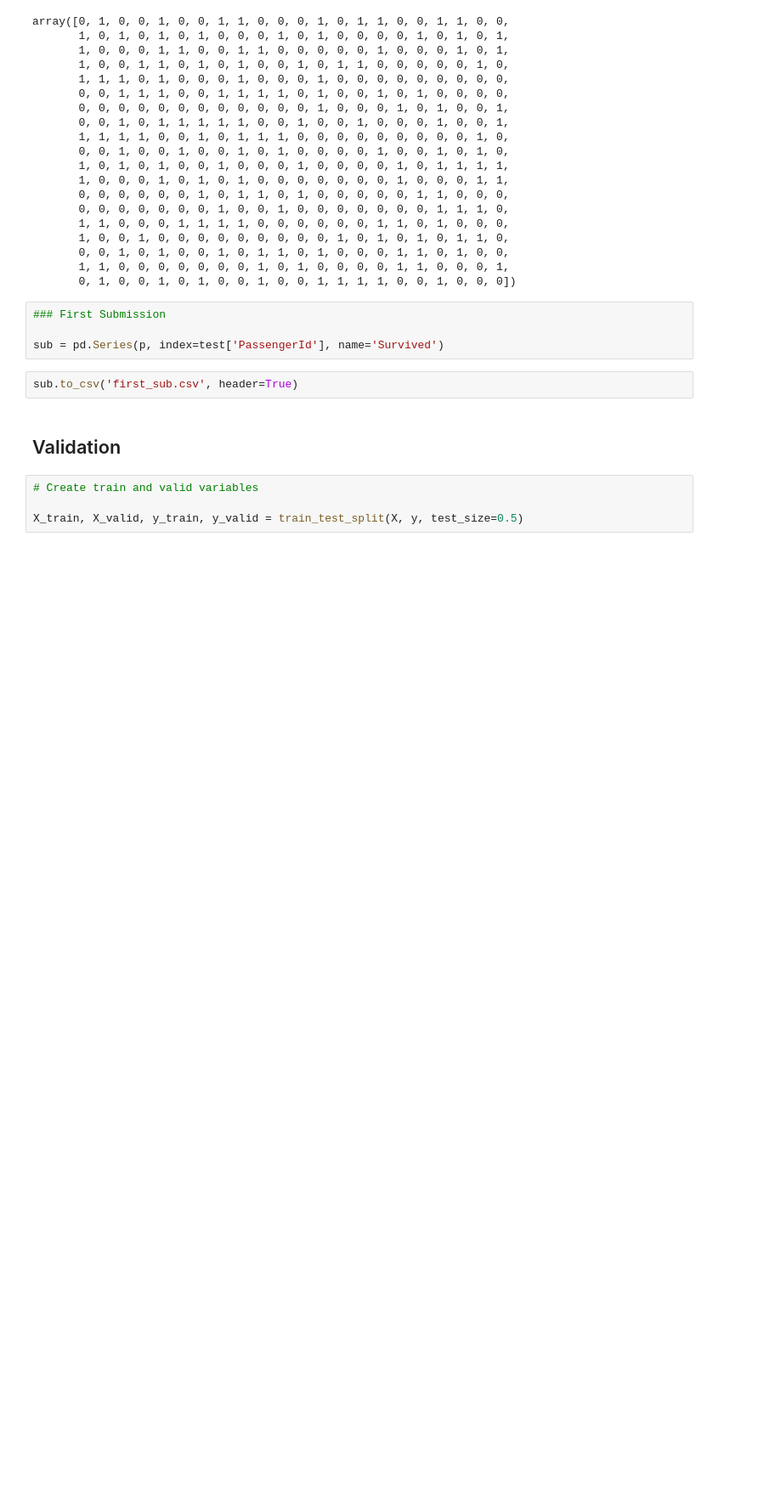
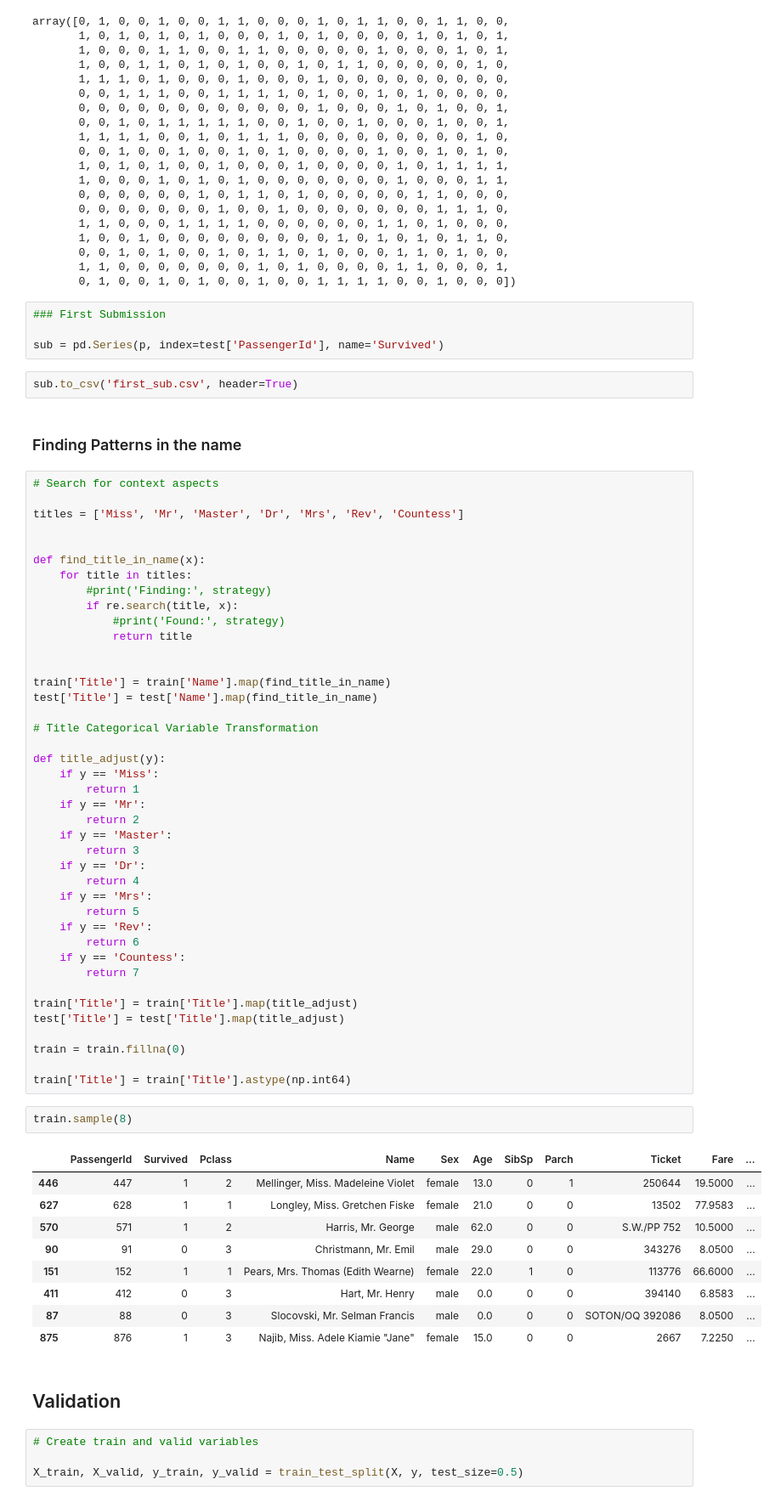
Before and after one commit to eduardopd/kaggle-titanic, a Jupyter notebook: kaggle-titanic.ipynb, the cells around one changed output. Shown: that part at 85% size. Cells and saved outputs as stored; diff of their text form; blank space fills up the shorter version.

Commit message:
feat: passenger title
New feature, passenger title extracted from passenger name.

```diff
--- a/kaggle-titanic.ipynb
+++ b/kaggle-titanic.ipynb
@@ -78,6 +81,61 @@ array([0, 1, 0, 0, 1, 0, 0, 1, 1, 0, 0, 0, 1, 0, 1, 1, 0, 0, 1, 1, 0, 0,
 sub = pd.Series(p, index=test['PassengerId'], name='Survived')
 # %%
 sub.to_csv('first_sub.csv', header=True)
+# %% [markdown]
+### Finding Patterns in the name
+# %%
+# Search for context aspects
+
+titles = ['Miss', 'Mr', 'Master', 'Dr', 'Mrs', 'Rev', 'Countess']
+
+
+def find_title_in_name(x):
+    for title in titles:
+        #print('Finding:', strategy)
+        if re.search(title, x):
+            #print('Found:', strategy)
+            return title
+
+
+train['Title'] = train['Name'].map(find_title_in_name)
+test['Title'] = test['Name'].map(find_title_in_name)
+
+# Title Categorical Variable Transformation
+
+def title_adjust(y):
+    if y == 'Miss':
+        return 1
+    if y == 'Mr':
+        return 2
+    if y == 'Master':
+        return 3
+    if y == 'Dr':
+        return 4
+    if y == 'Mrs':
+        return 5
+    if y == 'Rev':
+        return 6
+    if y == 'Countess':
+        return 7
+
+train['Title'] = train['Title'].map(title_adjust)
+test['Title'] = test['Title'].map(title_adjust)
+
+train = train.fillna(0)
+
+train['Title'] = train['Title'].astype(np.int64)
+# %%
+train.sample(8)
+# %% [output]
+|  | PassengerId | Survived | Pclass | Name | Sex | Age | SibSp | Parch | Ticket | Fare | ... |
+| 446 | 447 | 1 | 2 | Mellinger, Miss. Madeleine Violet | female | 13.0 | 0 | 1 | 250644 | 19.5000 | ... |
+| 627 | 628 | 1 | 1 | Longley, Miss. Gretchen Fiske | female | 21.0 | 0 | 0 | 13502 | 77.9583 | ... |
+| 570 | 571 | 1 | 2 | Harris, Mr. George | male | 62.0 | 0 | 0 | S.W./PP 752 | 10.5000 | ... |
+| 90 | 91 | 0 | 3 | Christmann, Mr. Emil | male | 29.0 | 0 | 0 | 343276 | 8.0500 | ... |
+| 151 | 152 | 1 | 1 | Pears, Mrs. Thomas (Edith Wearne) | female | 22.0 | 1 | 0 | 113776 | 66.6000 | ... |
+| 411 | 412 | 0 | 3 | Hart, Mr. Henry | male | 0.0 | 0 | 0 | 394140 | 6.8583 | ... |
+| 87 | 88 | 0 | 3 | Slocovski, Mr. Selman Francis | male | 0.0 | 0 | 0 | SOTON/OQ 392086 | 8.0500 | ... |
+| 875 | 876 | 1 | 3 | Najib, Miss. Adele Kiamie "Jane" | female | 15.0 | 0 | 0 | 2667 | 7.2250 | ... |
 # %% [markdown]
 ## Validation
 # %%
```
Also changed, not shown: parts of 16 cells of this notebook.
